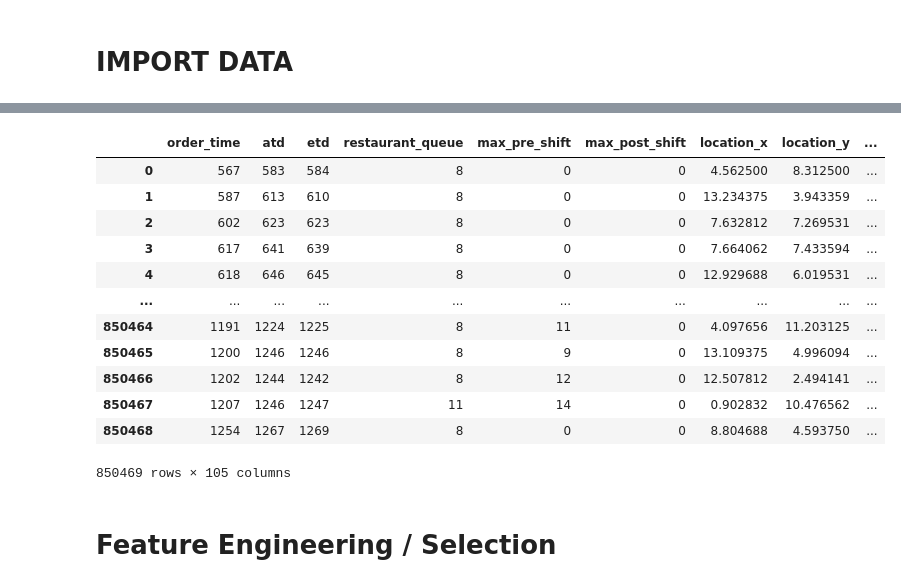
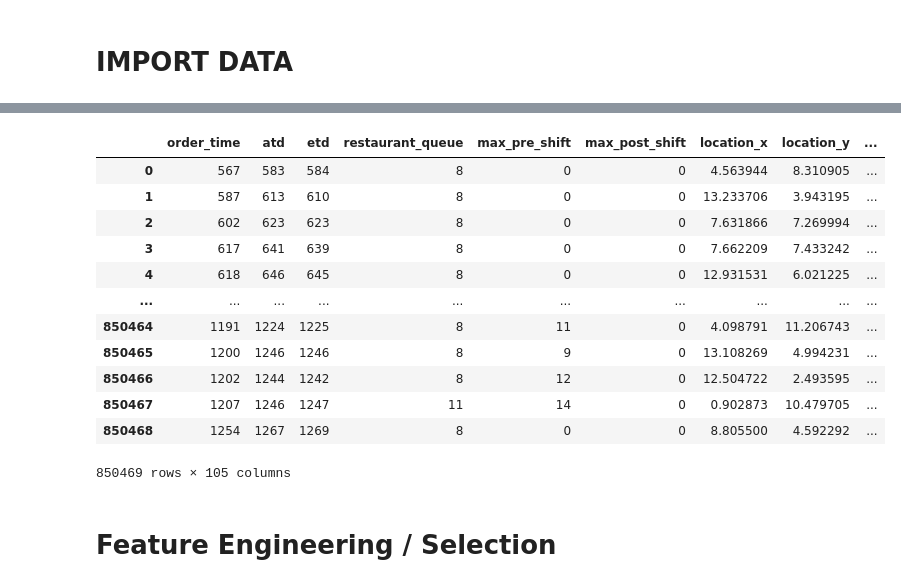
Before and after one commit to geezah/BachelorThesis, a Jupyter notebook: Implementation/CompStudy.ipynb, the cells around one changed output, grey strips where cells are left out. Cells and saved outputs as stored; diff of their text form; code cells hidden in the pictures.

```diff
--- a/Implementation/CompStudy.ipynb
+++ b/Implementation/CompStudy.ipynb
@@ -56,7 +56,7 @@ for i in range(23):
 # Import data
 start_time = time()
 meta = pd.read_csv(CSV_PATH, header=0, sep=";", usecols=features, nrows=1)
-meta = reduce(meta)
+#meta = reduce(meta)
 
 data = pd.read_csv(CSV_PATH, header=0, sep=";", usecols=features, dtype=meta.dtypes.to_dict())
 pd.set_option("display.max_columns", len(data.columns))
@@ -68,15 +68,15 @@ Elapsed time: 86.83253502845764 seconds
 |  | order_time | atd | etd | restaurant_queue | max_pre_shift | max_post_shift | location_x | location_y | ... |
-| 0 | 567 | 583 | 584 | 8 | 0 | 0 | 4.562500 | 8.312500 | ... |
-| 1 | 587 | 613 | 610 | 8 | 0 | 0 | 13.234375 | 3.943359 | ... |
-| 2 | 602 | 623 | 623 | 8 | 0 | 0 | 7.632812 | 7.269531 | ... |
-| 3 | 617 | 641 | 639 | 8 | 0 | 0 | 7.664062 | 7.433594 | ... |
-| 4 | 618 | 646 | 645 | 8 | 0 | 0 | 12.929688 | 6.019531 | ... |
+| 0 | 567 | 583 | 584 | 8 | 0 | 0 | 4.563944 | 8.310905 | ... |
+| 1 | 587 | 613 | 610 | 8 | 0 | 0 | 13.233706 | 3.943195 | ... |
+| 2 | 602 | 623 | 623 | 8 | 0 | 0 | 7.631866 | 7.269994 | ... |
+| 3 | 617 | 641 | 639 | 8 | 0 | 0 | 7.662209 | 7.433242 | ... |
+| 4 | 618 | 646 | 645 | 8 | 0 | 0 | 12.931531 | 6.021225 | ... |
 | ... | ... | ... | ... | ... | ... | ... | ... | ... | ... |
-| 850464 | 1191 | 1224 | 1225 | 8 | 11 | 0 | 4.097656 | 11.203125 | ... |
-| 850465 | 1200 | 1246 | 1246 | 8 | 9 | 0 | 13.109375 | 4.996094 | ... |
-| 850466 | 1202 | 1244 | 1242 | 8 | 12 | 0 | 12.507812 | 2.494141 | ... |
-| 850467 | 1207 | 1246 | 1247 | 11 | 14 | 0 | 0.902832 | 10.476562 | ... |
-| 850468 | 1254 | 1267 | 1269 | 8 | 0 | 0 | 8.804688 | 4.593750 | ... |
+| 850464 | 1191 | 1224 | 1225 | 8 | 11 | 0 | 4.098791 | 11.206743 | ... |
+| 850465 | 1200 | 1246 | 1246 | 8 | 9 | 0 | 13.108269 | 4.994231 | ... |
+| 850466 | 1202 | 1244 | 1242 | 8 | 12 | 0 | 12.504722 | 2.493595 | ... |
+| 850467 | 1207 | 1246 | 1247 | 11 | 14 | 0 | 0.902873 | 10.479705 | ... |
+| 850468 | 1254 | 1267 | 1269 | 8 | 0 | 0 | 8.805500 | 4.592292 | ... |
 850469 rows × 105 columns
 # %% [markdown]
 # Feature Engineering / Selection
```
Also changed, not shown: parts of 7 cells of this notebook.
